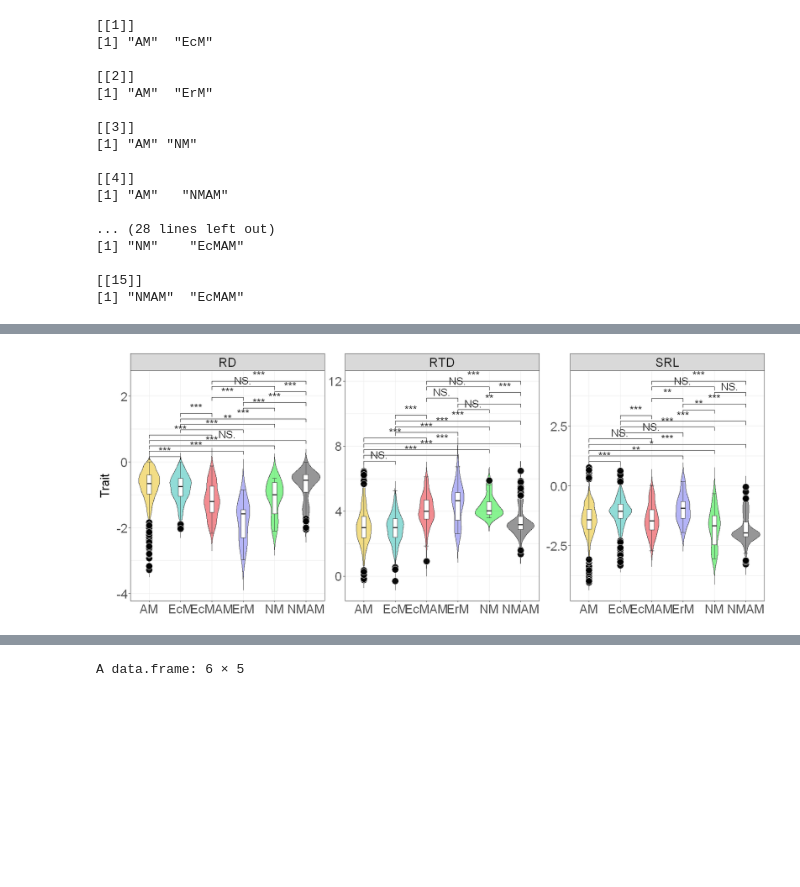
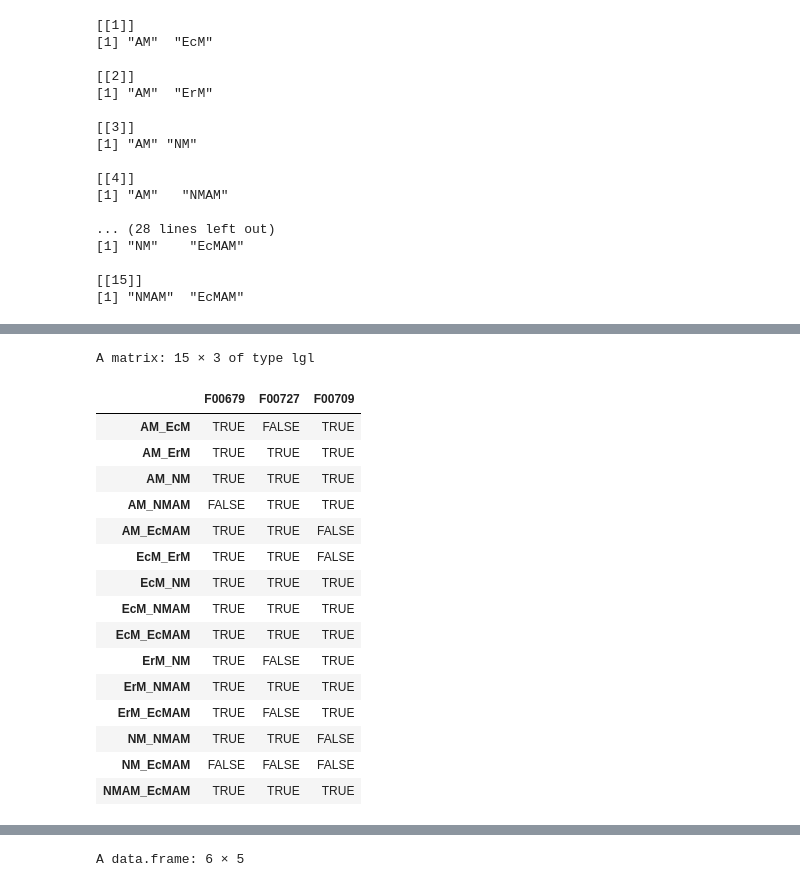
Before and after one commit to anoban/phd, a Jupyter notebook: R/notebooks/states.ipynb, the cells around one changed output, grey strips where cells are left out. Drawn from its saved outputs; the diff is of its cells as text; code cells hidden in the pictures; blank space fills up the shorter version.

```diff
--- a/R/notebooks/states.ipynb
+++ b/R/notebooks/states.ipynb
@@ -114,3 +124,23 @@ for (pair in comps){
+# %%
+wilcox_p_vals < 0.05
+# %% [output]
+A matrix: 15 × 3 of type lgl
+|  | F00679 | F00727 | F00709 |
+| AM_EcM | TRUE | FALSE | TRUE |
+| AM_ErM | TRUE | TRUE | TRUE |
+| AM_NM | TRUE | TRUE | TRUE |
+| AM_NMAM | FALSE | TRUE | TRUE |
+| AM_EcMAM | TRUE | TRUE | FALSE |
+| EcM_ErM | TRUE | TRUE | FALSE |
+| EcM_NM | TRUE | TRUE | TRUE |
+| EcM_NMAM | TRUE | TRUE | TRUE |
+| EcM_EcMAM | TRUE | TRUE | TRUE |
+| ErM_NM | TRUE | FALSE | TRUE |
+| ErM_NMAM | TRUE | TRUE | TRUE |
+| ErM_EcMAM | TRUE | FALSE | TRUE |
+| NM_NMAM | TRUE | TRUE | FALSE |
+| NM_EcMAM | FALSE | FALSE | FALSE |
+| NMAM_EcMAM | TRUE | TRUE | TRUE |
 # %%
 options(repr.plot.width = 15, repr.plot.height = 6)
 
@@ -120,13 +150,13 @@ p <- ggplot(aes(x = state, y = value, group = state, bg = I(cols)), data = df) +
         # https://const-ae.github.io/ggsignif/
         # to avoid overlap - https://stackoverflow.com/questions/72820769/adding-significance-brackets-to-ggplot-geom-bar-object-in-r
         # y_position = seq(from = 1, to = 2, length.out = length(comps))
-        geom_signif(comparisons = comps, map_signif_level = TRUE, textsize = 6, step_increase = 0.05) +
+        geom_signif(comparisons = comps, map_signif_level = TRUE, textsize = 6, step_increase = 0.05, tip_length = 0.02, vjust = 0.75) +
         facet_wrap(~trait, scales = "free") +
         ylab("Trait") +
         theme_bw() +
         theme(axis.title.x = element_blank(), axis.title.y = element_text(size=20), axis.text = element_text(size = 20), strip.text = element_text(size=20))
 
-plot(p)
-# ggsave(plot = p, filename = "../../plots/FRED4-traits-all-records.png", device = "png", height = 10, width = 32, dpi = 800)
+# plot(p)
+ggsave(plot = p, filename = "../../plots/FRED4-traits-all-records.png", device = "png", height = 10, width = 32, dpi = 800)
+
+# CBA with this one - using GIMP to remove the NS lines manually
-# %% [output]
-[figure, removed]
```
Also changed, not shown: parts of 6 cells of this notebook.
